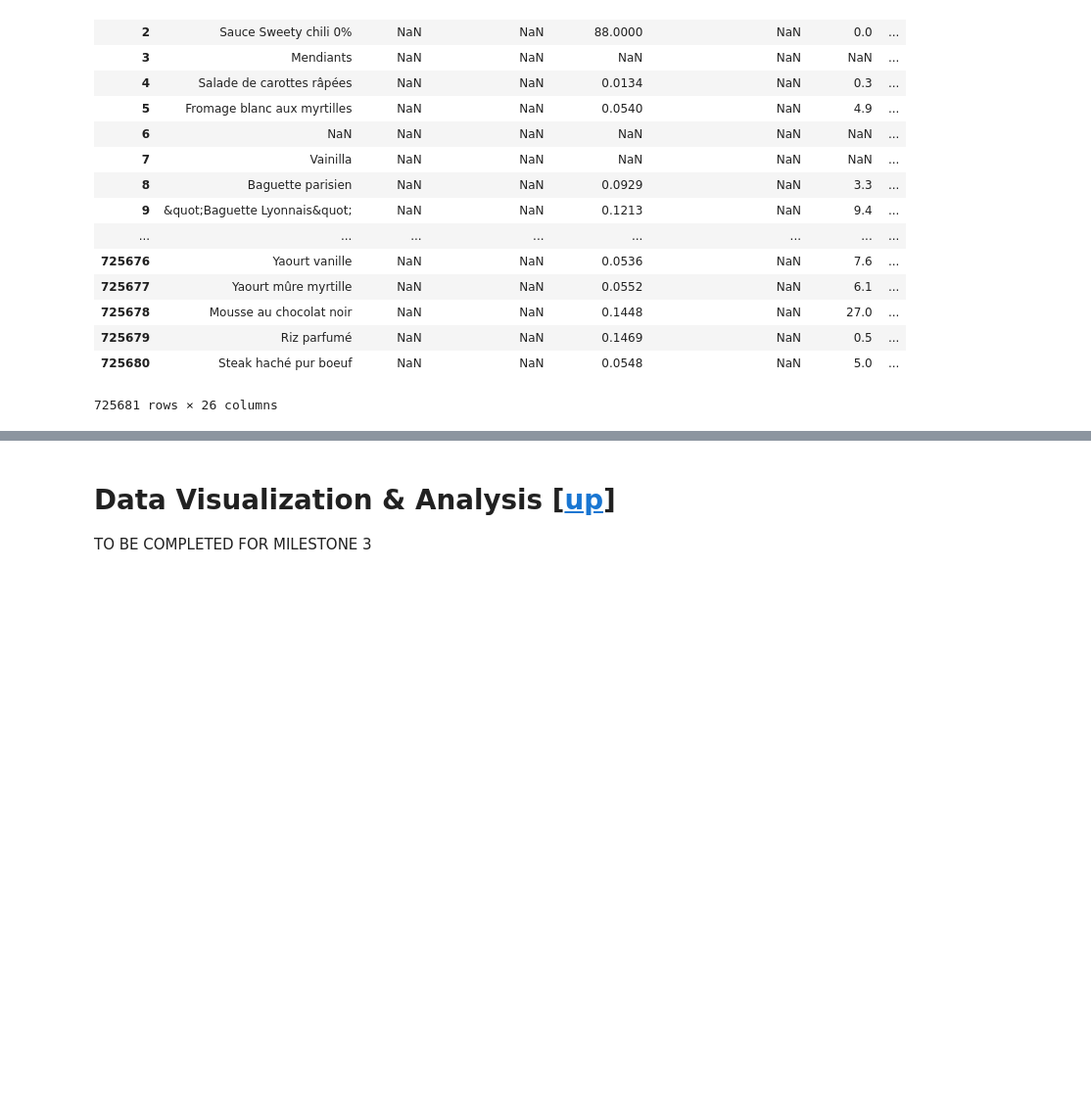
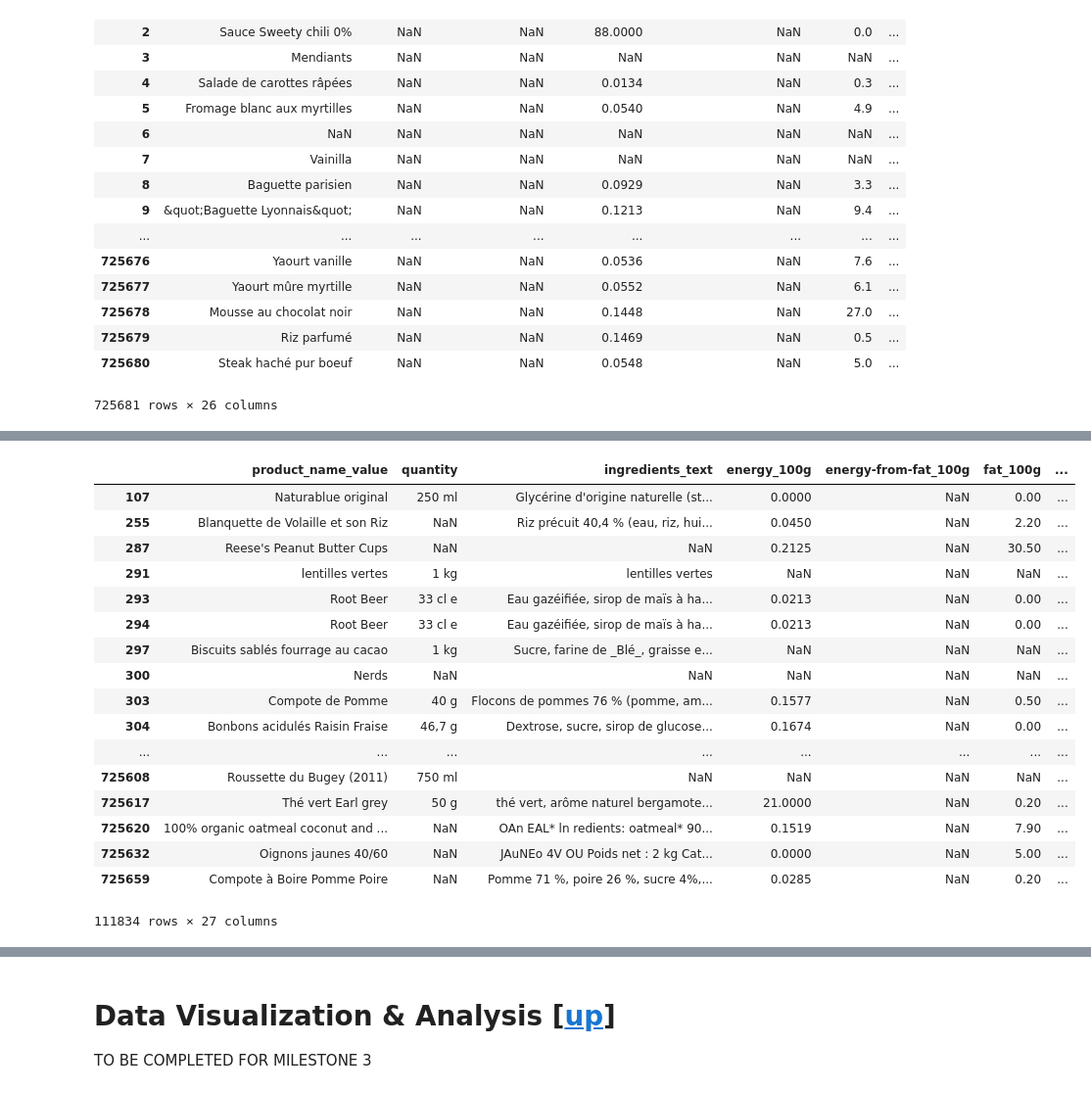
Before and after one commit to celine-y/open_food_facts, a Jupyter notebook: project.ipynb, the cells around one changed output, grey strips where cells are left out. Shown at 98% size. Saved outputs shown, nothing was run; the diff lists cells and outputs as text; code cells hidden in the pictures; blank space fills up the shorter version.

```diff
--- a/project.ipynb
+++ b/project.ipynb
@@ -1861,0 +1895,62 @@ Now that our data has been translated and is in a nicer format. We will categori
+# %%
+# Input:
+# df - dataframe
+# col - column to look in
+# keywords[] - words to look for in col
+def keyword_in_col(row, col, keywords):
+    column_value = row[col]
+
+    if any(x in column_value for x in keywords):
+        return True
+
+# Input:
+# df - dataframe
+# diet - name of the dietary restriction
+# columns[] - important columns (ordered by importance)
+# keywords[] - keywords to look for in columns
+# Output:
+# dataframe w/new column, named from diet, and will be marked w/True
+# if the columns included the keywords
+def categorize_dataframe(df, diet, columns, keywords):
+    # Loop through each column
+    for column in columns:
+        df[diet] = df.apply(
+            lambda x: keyword_in_col(x, column, keywords),
+            axis = 1
+        )
+    return df
+# %%
+clean_df_2 = clean_df.copy()
+# Mark All Food w/Dietary Restriction Desccribed in a String
+# Kosher
+clean_df_2 = categorize_dataframe(clean_df_2, 'kosher', ['label_values'], ['kosher'])
+# Halal
+clean_df_2 = categorize_dataframe(clean_df_2, 'halal', ['label_values'], ['halal'])
+# Low Sodium
+clean_df_2 = categorize_dataframe(clean_df_2, 'low_sodium', ['label_values'], ['sodium'])
+# Diabetes
+clean_df_2 = categorize_dataframe(clean_df_2, 'low_sodium', ['label_values'], ['sodium'])
+# Low  Cholesterol
+clean_df_2 = categorize_dataframe(clean_df_2, 'low_cholesterol', ['label_values'], ['cholesterol', 'no trans fat'])
+# Celiac
+clean_df_2 = categorize_dataframe(clean_df_2, 'gluten_free', ['label_values'], ['gluten'])
+#
+# %% [output]
+|  | product_name_value | quantity | ingredients_text | energy_100g | energy-from-fat_100g | fat_100g | ... |
+| 107 | Naturablue original | 250 ml | Glycérine d'origine naturelle (st... | 0.0000 | NaN | 0.00 | ... |
+| 255 | Blanquette de Volaille et son Riz | NaN | Riz précuit 40,4 % (eau, riz, hui... | 0.0450 | NaN | 2.20 | ... |
+| 287 | Reese's Peanut Butter Cups | NaN | NaN | 0.2125 | NaN | 30.50 | ... |
+| 291 | lentilles vertes | 1 kg | lentilles vertes | NaN | NaN | NaN | ... |
+| 293 | Root Beer | 33 cl e | Eau gazéifiée, sirop de maïs à ha... | 0.0213 | NaN | 0.00 | ... |
+| 294 | Root Beer | 33 cl e | Eau gazéifiée, sirop de maïs à ha... | 0.0213 | NaN | 0.00 | ... |
+| 297 | Biscuits sablés fourrage au cacao | 1 kg | Sucre, farine de _Blé_, graisse e... | NaN | NaN | NaN | ... |
+| 300 | Nerds | NaN | NaN | NaN | NaN | NaN | ... |
+| 303 | Compote de Pomme | 40 g | Flocons de pommes 76 % (pomme, am... | 0.1577 | NaN | 0.50 | ... |
+| 304 | Bonbons acidulés Raisin Fraise | 46,7 g | Dextrose, sucre, sirop de glucose... | 0.1674 | NaN | 0.00 | ... |
+| ... | ... | ... | ... | ... | ... | ... | ... |
+| 725608 | Roussette du Bugey (2011) | 750 ml | NaN | NaN | NaN | NaN | ... |
+| 725617 | Thé vert Earl grey | 50 g | thé vert, arôme naturel bergamote... | 21.0000 | NaN | 0.20 | ... |
+| 725620 | 100% organic oatmeal coconut and ... | NaN | OAn EAL* ln redients: oatmeal* 90... | 0.1519 | NaN | 7.90 | ... |
+| 725632 | Oignons jaunes 40/60 | NaN | JAuNEo 4V OU Poids net : 2 kg Cat... | 0.0000 | NaN | 5.00 | ... |
+| 725659 | Compote à Boire Pomme Poire | NaN | Pomme 71 %, poire 26 %, sucre 4%,... | 0.0285 | NaN | 0.20 | ... |
+111834 rows × 27 columns
```
Also changed, not shown: parts of 6 cells of this notebook.
